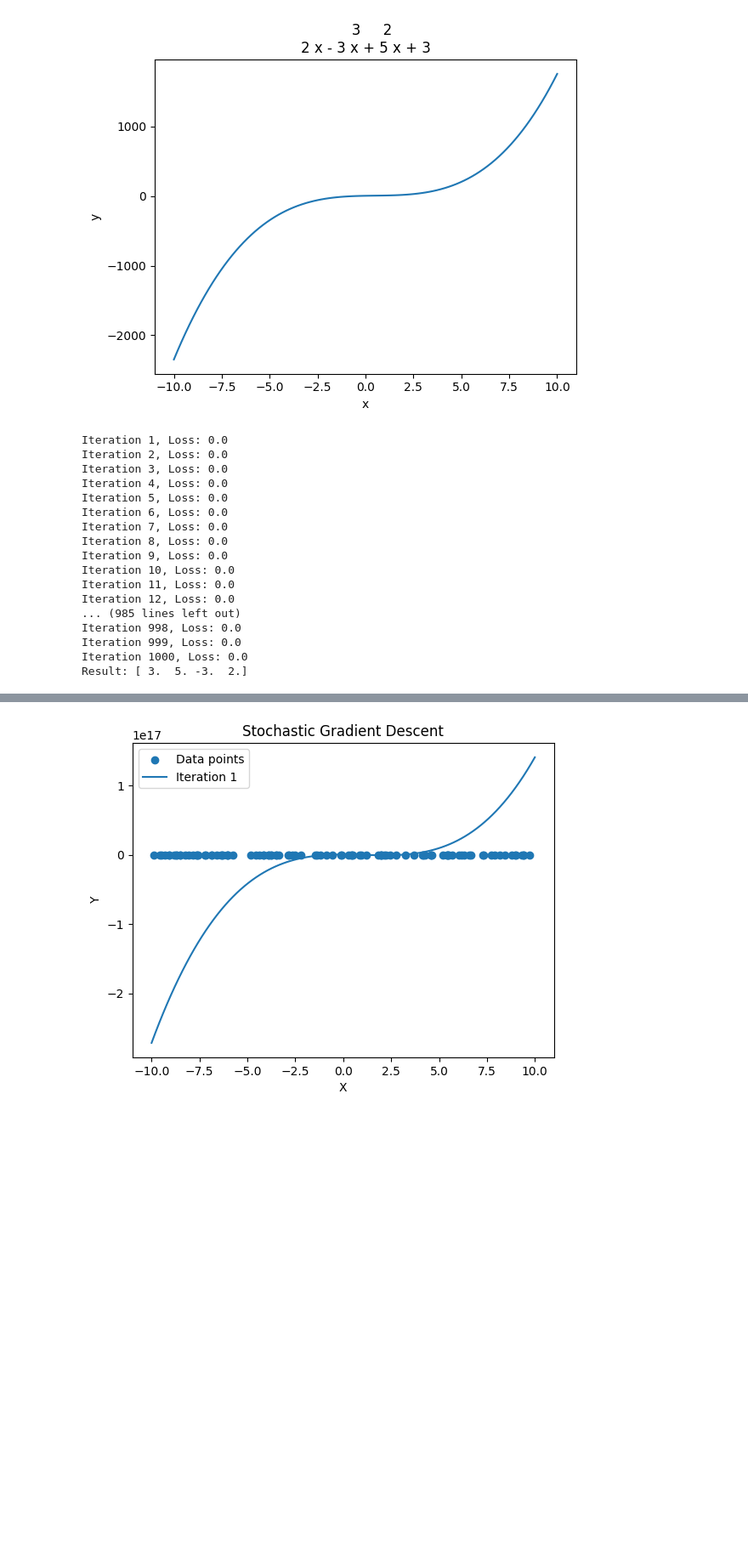
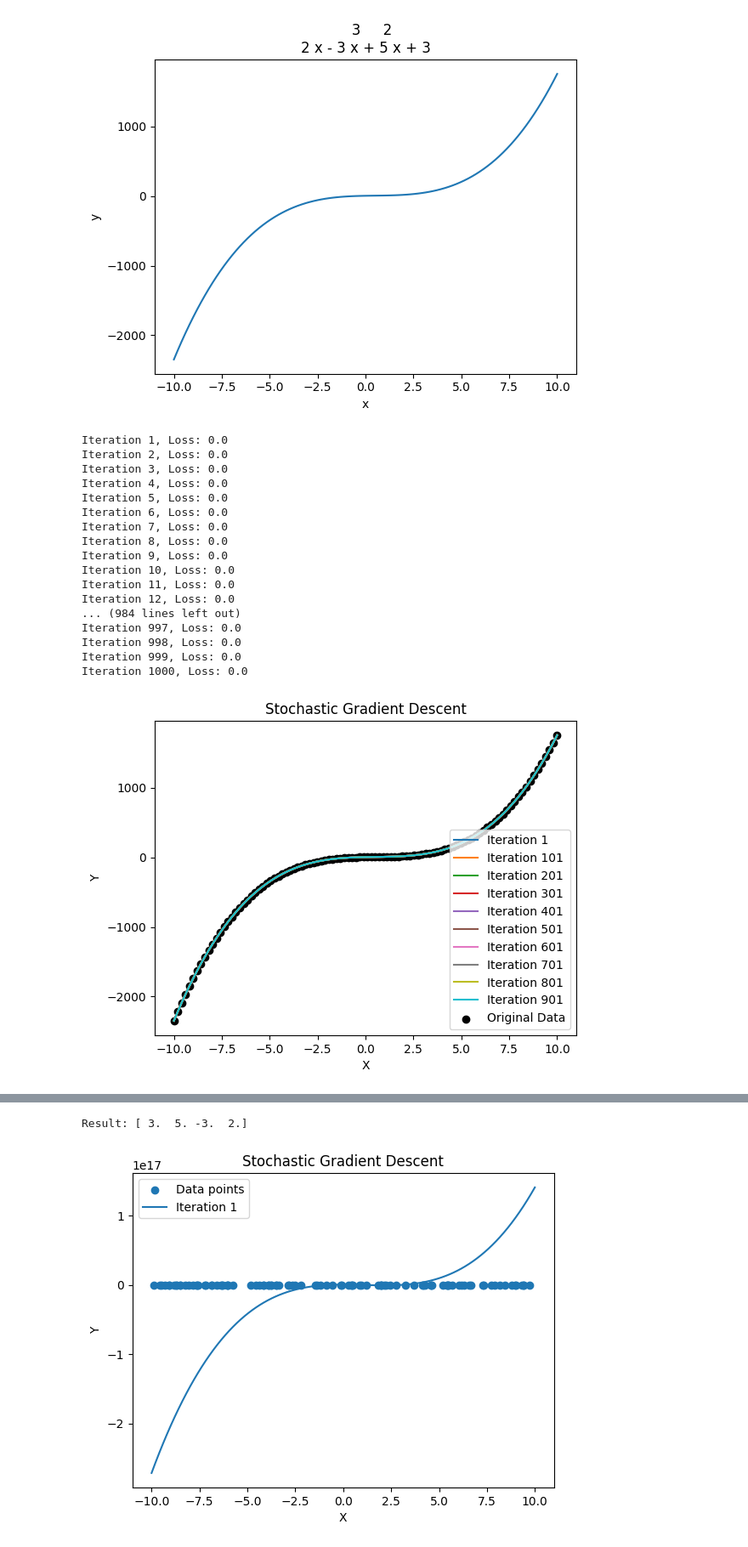
Before and after one commit to Javilejoo/Lab-3-IA, a Jupyter notebook: LAB3.ipynb, the cells around one changed output, grey strips where cells are left out. Shown at 85% size. Saved outputs shown, nothing was run; the diff lists cells and outputs as text; code cells hidden in the pictures; blank space fills up the shorter version.

```diff
--- a/LAB3.ipynb
+++ b/LAB3.ipynb
@@ -29,70 +29,106 @@ plt.plot(x, y, label=str(polynomial))
 [<matplotlib.lines.Line2D at 0x...>]
 [figure]
 # %%
+import numpy as np
 import random as rand
+import matplotlib.pyplot as plt
+
 # Gradiente descendiente
-
 
 # Configurar el arreglo con los coeficientes del polinomio
 coefficients = [2, -3, 5, 3]
-# crear el objeto del polinomio
-polynomial = np.poly1d(coefficients, variable = 'x')
+# Crear el objeto del polinomio
+polynomial = np.poly1d(coefficients, variable='x')
 
-# parametro de inicializacion
-i = rand.randint(-10, 10)
-# obtener los pesos (coeficientes del polinomio)
+# Parámetro de inicialización
+i = rand.uniform(-10, 10)
+# Obtener los pesos (coeficientes del polinomio)
 w = coefficients[::-1]
 
-#calcular la derivada del polinomio
+# Calcular la derivada del polinomio
 der = np.polyder(polynomial)
 
-#calcular eta (learning rate)
+# eta (learning rate)
 eta = 0.01
 
 def prediction(i, w):
-    # predecir el resultado para y^ sumando los pesos del polinomio
-    return sum(w[j] * (i ** j) for j in range(len((w))))
+    # Predecir el resultado para y sumando los pesos del polinomio
+    return sum(w[j] * (i ** j) for j in range(len(w)))
 
 def lossFunct(predicted_out, real_out):
-    # para usar el MSE (nuestra función de pérdida)
-    return ((predicted_out - real_out)**2)/2
+    # Para usar el MSE (nuestra función de pérdida)
+    return ((predicted_out - real_out) ** 2) / 2
 
 def calcGradient(i, w, predicted_out, real_out):
     gradient = np.array([i ** j for j in range(len(w))]) * (predicted_out - real_out)
     return gradient
 
-def stochasticGradientDescent(i, w, eta, polynomial, epochs = 1000):
+def stochasticGradientDescent(i, w, eta, polynomial, epochs=1000):
+    # para guardar los datos
+    iterations = []
+    losses = []
+
     for iter in range(epochs):
-        real_out = polynomial(i)  # Evaluate the real output using the polynomial
+        real_out = polynomial(i)  # evaluar el valor real del polinomio
         predicted_out = prediction(i, w)
         loss = lossFunct(predicted_out, real_out)
         gradient = calcGradient(i, w, predicted_out, real_out)
 
         # Actualizar los pesos, el gradiente y el learning rate
         w = w - eta * gradient
 
-        # Imprimir la perdida por cada iteracion
-        print(f'Iteration {iter+1}, Loss: {loss}')
+        # Almacenar resultados para graficar
+        iterations.append(iter + 1)
+        losses.append(loss)
+
+        # Imprimir la pérdida por cada iteración
+        print(f'Iteration {iter + 1}, Loss: {loss}')
+
+        if iter % 100 == 0:
+            # Plot the current polynomial approximation
+            x_values = np.linspace(-10, 10, 100)
+            y_values = np.polyval(w[::-1], x_values)
+            plt.plot(x_values, y_values, label=f'Iteration {iter + 1}')
+
+    # GRaficar los puntos originales
+    x_data = np.linspace(-10, 10, 100)
+    y_data = polynomial(x_data)
+    plt.scatter(x_data, y_data, color='black', label='Original Data')
+
+    # Labels
+    plt.title('Stochastic Gradient Descent')
+    plt.xlabel('X')
+    plt.ylabel('Y')
+    plt.legend()
+    plt.show()
+
+    # Graficar la perdida a traves de las operaciones
+    plt.plot(iterations, losses)
+    plt.title('Loss over Iterations')
+    plt.xlabel('Iteration')
+    plt.ylabel('Loss')
+    plt.show()
 
     return w
 
 result = stochasticGradientDescent(i, w, eta, polynomial)
 print("Result: " + str(result))
 # %% [output]
 Iteration 1, Loss: 0.0
 Iteration 2, Loss: 0.0
 Iteration 3, Loss: 0.0
 Iteration 4, Loss: 0.0
 Iteration 5, Loss: 0.0
 Iteration 6, Loss: 0.0
 Iteration 7, Loss: 0.0
 Iteration 8, Loss: 0.0
 Iteration 9, Loss: 0.0
 Iteration 10, Loss: 0.0
 Iteration 11, Loss: 0.0
 Iteration 12, Loss: 0.0
-... (985 lines left out)
+... (984 lines left out)
+Iteration 997, Loss: 0.0
 Iteration 998, Loss: 0.0
 Iteration 999, Loss: 0.0
 Iteration 1000, Loss: 0.0
-Result: [ 3.  5. -3.  2.]
+[figure, added]
@@ -99,3 +136,4 @@ Result: [ 3.  5. -3.  2.]
+Result: [ 3.  5. -3.  2.]
 # %%
 #Usando Scikitlearn
 import numpy as np
```
Also changed, not shown: parts of 2 cells of this notebook.
